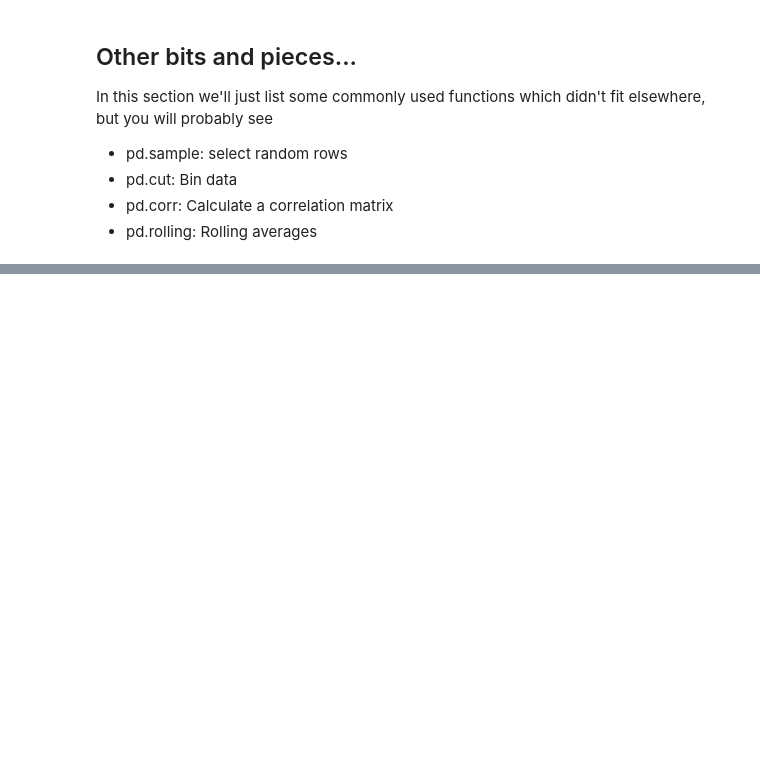
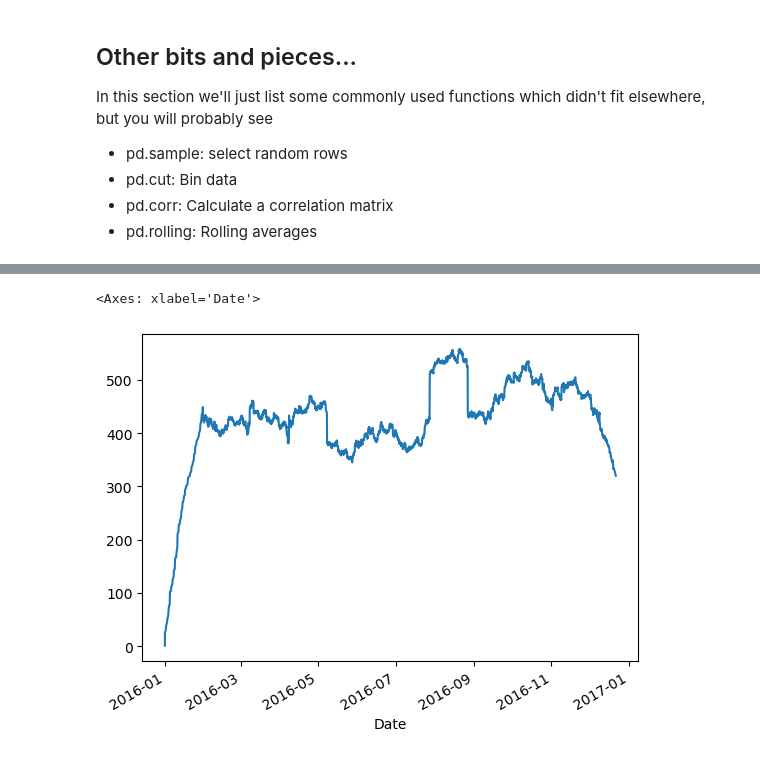
Before and after one commit to ianabc/m2pi2024, a Jupyter notebook: LectureNotes/Pandas.ipynb, the cells around one changed output, grey strips where cells are left out. Saved outputs shown, nothing was run; the diff lists cells and outputs as text; code cells hidden in the pictures; blank space fills up the shorter version.

```diff
--- a/LectureNotes/Pandas.ipynb
+++ b/LectureNotes/Pandas.ipynb
@@ -1490,0 +1672,5 @@ In this section we'll just list some commonly used functions which didn't fit el
+# %%
+pd.Series(1, index=ufoDF['Date']).sort_index().rolling('30d').sum().plot()
+# %% [output]
+<Axes: xlabel='Date'>
+[figure, added]
```
Also changed, not shown: parts of 35 cells of this notebook, 3 other files.
